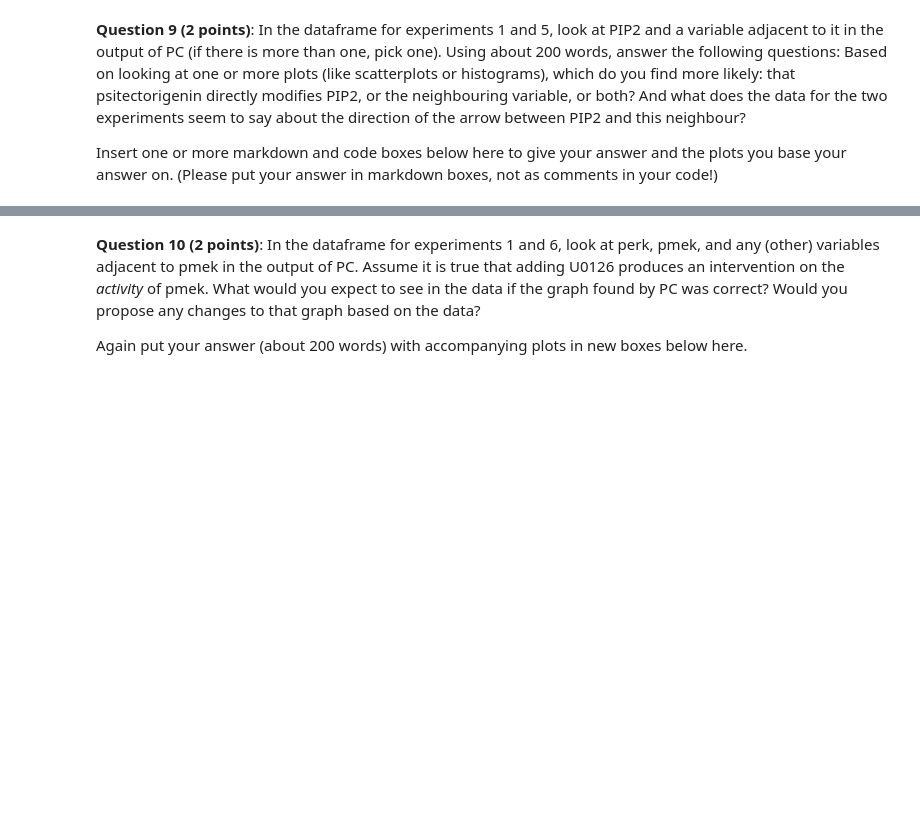
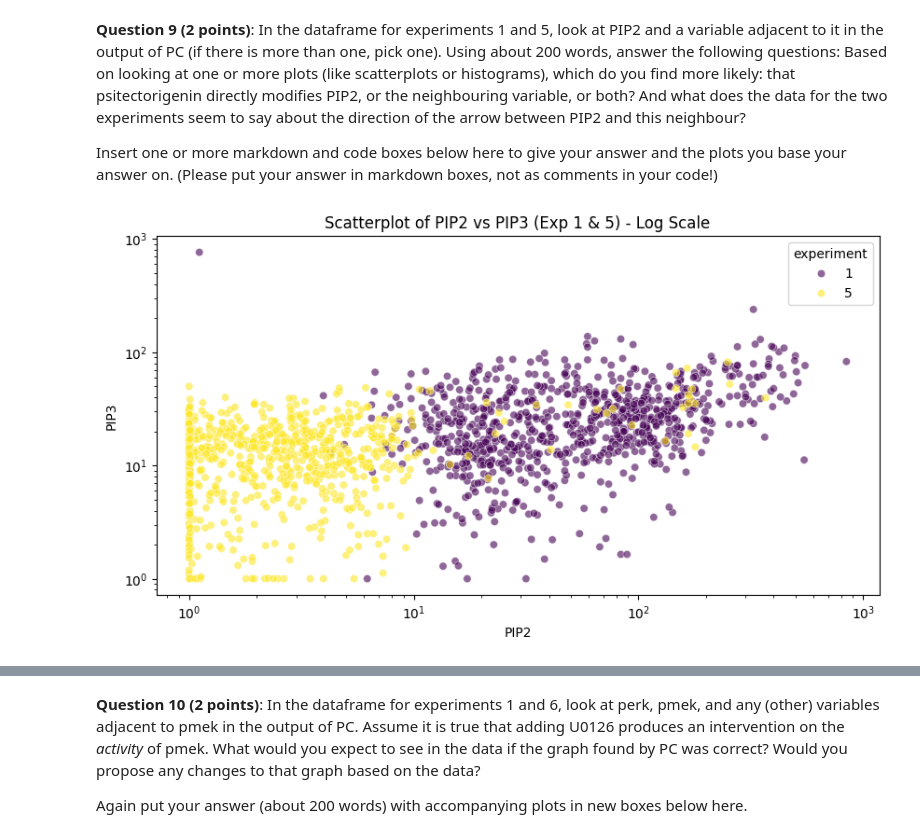
Before and after one commit to atmosinf/uu_p2_aml_lab4, a Jupyter notebook: AML_assignment4.ipynb, the cells around one changed output, grey strips where cells are left out. Cells and saved outputs as stored; diff of their text form; code cells hidden in the pictures; blank space fills up the shorter version.

```diff
--- a/AML_assignment4.ipynb
+++ b/AML_assignment4.ipynb
@@ -558,3 +558,19 @@ data_1_6.head()
 **Question 9 (2 points)**: In the dataframe for experiments 1 and 5, look at PIP2 and a variable adjacent to it in the output of PC (if there is more than one, pick one). Using about 200 words, answer the following questions: Based on looking at one or more plots (like scatterplots or histograms), which do you find more likely: that psitectorigenin directly modifies PIP2, or the neighbouring variable, or both? And what does the data for the two experiments seem to say about the direction of the arrow between PIP2 and this neighbour?
 
 Insert one or more markdown and code boxes below here to give your answer and the plots you base your answer on. (Please put your answer in markdown boxes, not as comments in your code!)
+# %%
+# Visualization for Question 9 (Log Scale)
+import matplotlib.pyplot as plt
+import seaborn as sns
+
+neighbor = 'PIP3'
+
+plt.figure(figsize=(10, 5))
+# Use log scale for both axes
+plt.xscale('log')
+plt.yscale('log')
+sns.scatterplot(data=data_1_5, x='PIP2', y=neighbor, hue='experiment', palette='viridis', alpha=0.6)
+plt.title(f'Scatterplot of PIP2 vs {neighbor} (Exp 1 & 5) - Log Scale')
+plt.show()
+# %% [output]
+[figure, added]
```
Also changed, not shown: parts of 2 cells of this notebook, 1 other file.
